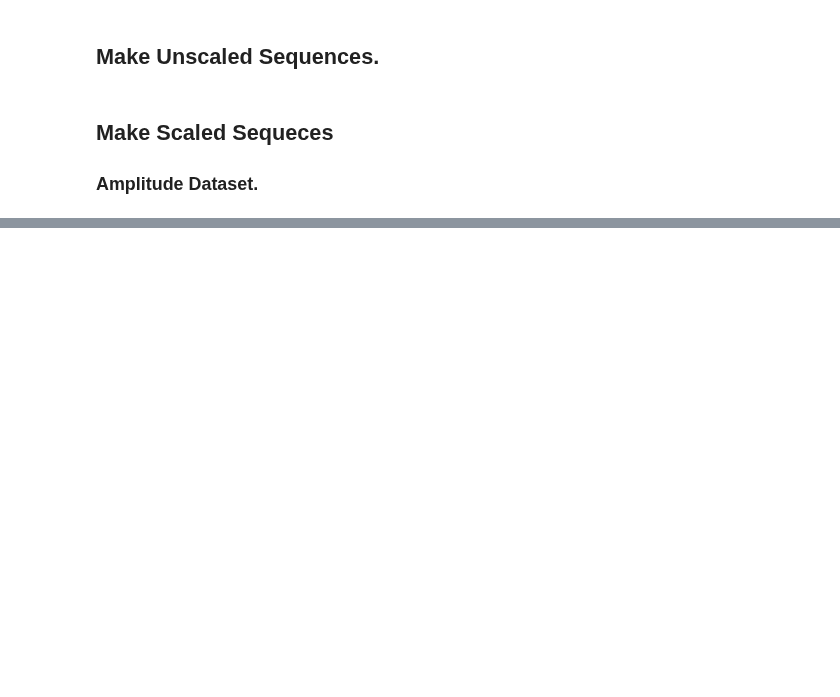
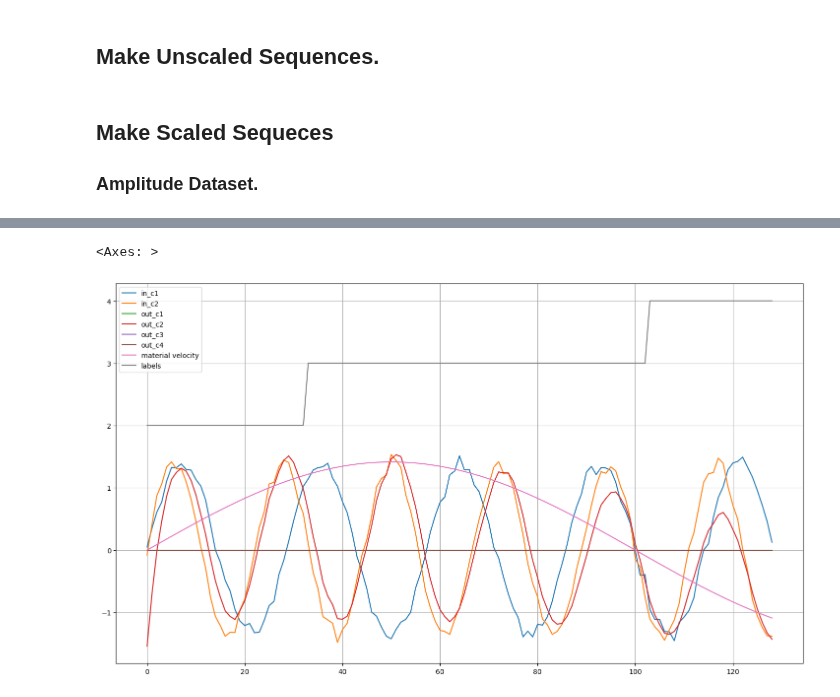
Before and after one commit to Henri-Hoyez/TimeSeriesStyleTransfer, a Jupyter notebook: preprocessing_synthetic.ipynb, the cells around one changed output, grey strips where cells are left out. Drawn from its saved outputs; the diff is of its cells as text; code cells hidden in the pictures; blank space fills up the shorter version.

```diff
--- a/preprocessing_synthetic.ipynb
+++ b/preprocessing_synthetic.ipynb
@@ -129,0 +148,7 @@ pd.read_hdf("data/simulated_dataset/01 - Source Domain_scaled_train.h5").head()
+# %%
+df = pd.read_hdf("data/simulated_dataset/01 - Source Domain_standardized_train.h5")
+
+df.loc[:128].plot(figsize=(18, 10), grid=True)
+# %% [output]
+<Axes: >
+[figure, added]
```
Also changed, not shown: parts of 5 cells of this notebook, 4 other files.
